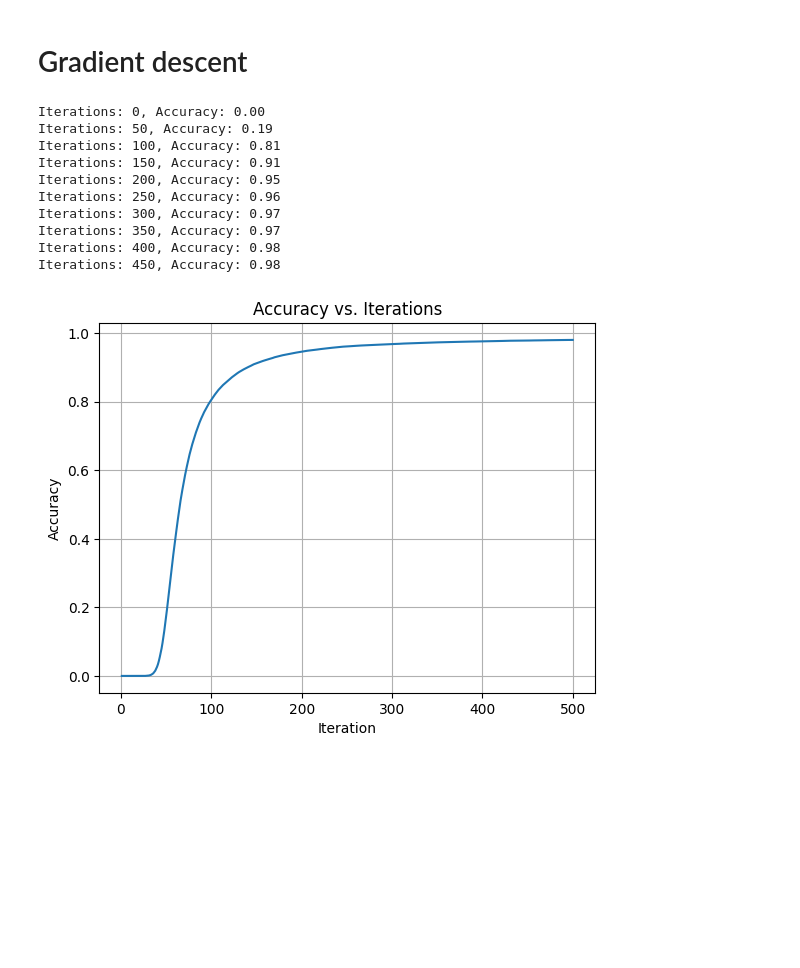
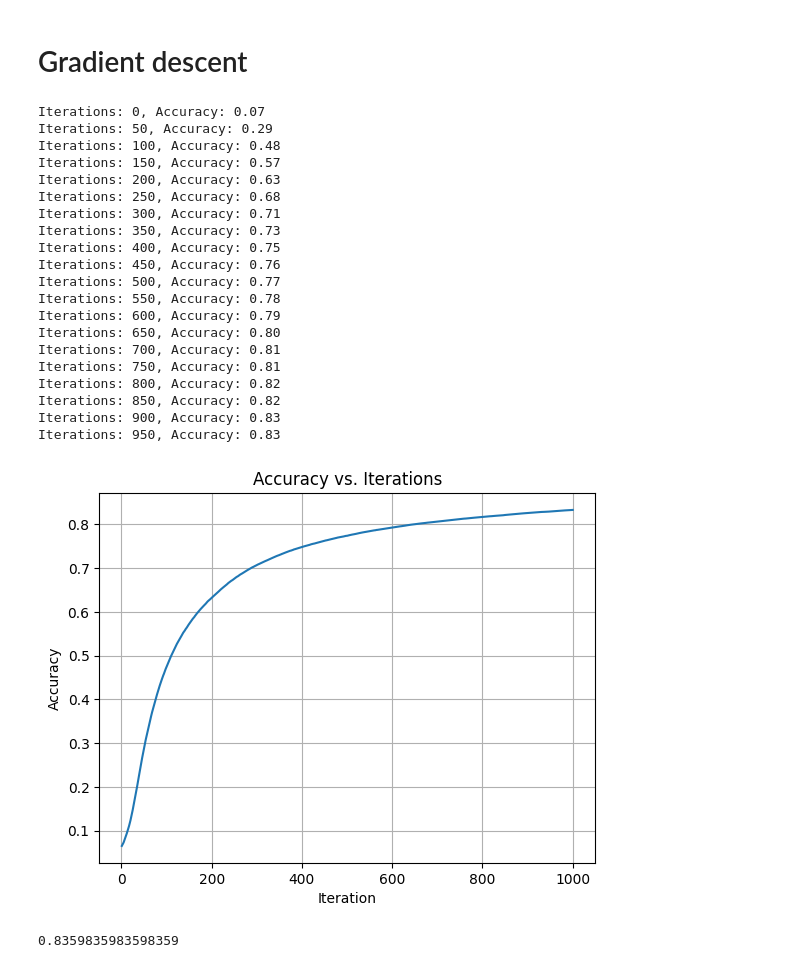
Before and after one commit to abduIbari/MNIST-neuralnetwork, a Jupyter notebook: MNIST.ipynb, the cells around one changed output. Saved outputs shown, nothing was run; the diff lists cells and outputs as text; code cells hidden in the pictures; blank space fills up the shorter version.

Commit message:
tested the weights on the test set

```diff
--- a/MNIST.ipynb
+++ b/MNIST.ipynb
@@ -29,16 +29,35 @@ print(training_data.head())
 # Creating a train and test split
 # %%
 # changing the pd dataframe into a np array and transposing that entire matrix so that each column is our training/testing example
-training_data = np.array(training_data).T
-testing_data = np.array(testing_data).T
+training_data = np.array(training_data)
+testing_data = np.array(testing_data)
 
-m, n = training_data.shape
 np.random.shuffle(training_data)
 
 # training data
-y_train = training_data[0]
-X_train = training_data[1:m] /255
+training_data = training_data.T
+y_train = training_data[0,:]
+X_train = training_data[1:, :]
+X_train = X_train / 255
 
 # test data
+testing_data = testing_data.T
 y_test = testing_data[0]
-X_test = testing_data[1:m] /255
+X_test = testing_data[1:, :]
+X_test = X_test / 255
+
+print(np.unique(training_data[0]))
+
+print(X_train.shape)
+
+
+
+
+
+def image(index, X):
+    current_image = X[:,index]
+    current_image = current_image.reshape(28,28)
+    plt.imshow(current_image)
+    plt.show()
+
+image(449, X_train)
@@ -47,9 +70,9 @@ X_test = testing_data[1:m] /255
 # %%
 def init_params():
     W1 = np.random.rand(128, 784) - 0.5 # this generates a matrix with randomised weights (between 0 and 1) for each of the nodes from 784 node input layer to the 128 node first hidden layer
-    W2 = np.random.rand(256, 128) - 0.5  # this generates a matrix with randomised weights (between 0 and 1) for each of the nodes from 128 node first hidden layer to the 128 node second hidden layer
+    W2 = np.random.rand(10, 128) - 0.5  # this generates a matrix with randomised weights (between 0 and 1) for each of the nodes from 128 node first hidden layer to the 128 node second hidden layer
     b1 = np.random.rand(128, 1) - 0.5 # generates a randomised bias vector for the first hidden layer
-    b2 = np.random.rand(256, 1) - 0.5  # generates a randomised bias vector for the second hidden layer
+    b2 = np.random.rand(10, 1) - 0.5  # generates a randomised bias vector for the second hidden layer
     return W1, W2, b1, b2
 
 def ReLU(Z):
@@ -74,7 +97,7 @@ def forward_prop(W1, W2, b1, b2, X):
     return Z1, Z2, A1, A2
 
 def one_hot(y_labels):
-    one_hot_y = np.zeros((y_labels.size, y_labels.max()+1)) # here we are creating a zero matrix in which we would one hot encode our y label
+    one_hot_y = np.zeros((y_labels.size, 10)) # here we are creating a zero matrix in which we would one hot encode our y label
     one_hot_y[np.arange(y_labels.size), y_labels] = 1 # this is setting the value on this index to 1 (np.arange(y_labels.size) creates an array of 0s of size y_labels.size)
     one_hot_y = one_hot_y.T # makes it a column (previously each row was an example, now each column is an example)
     return one_hot_y
@@ -96,3 +119,7 @@ def update_params(W1, W2, b1, b2, dW1, dW2, db1, db2, lr):
     b1 = b1 - lr * db1
     b2 = b2 - lr * db2
     return W1, W2, b1, b2
+
+
+print(np.unique(y_train))
+#print(one_hot(y_train).shape)
@@ -175,24 +202,34 @@ def gradient_descent(X, Y, lr, iterations):
     return W1, W2, b1, b2, accuracies
 # %%
 # Run gradient descent
-W1, W2, b1, b2, accuracies = gradient_descent(X_train, y_train, lr=0.001, iterations=500)
+W1, W2, b1, b2, accuracies = gradient_descent(X_train, y_train, lr=0.01, iterations=1000)
 
 # Plot accuracy over iterations
 plt.plot(range(1, len(accuracies) + 1), accuracies)
 plt.xlabel('Iteration')
 plt.ylabel('Accuracy')
 plt.title('Accuracy vs. Iterations')
 plt.grid(True)
 plt.show()
 # %% [output]
-Iterations: 0, Accuracy: 0.00
-Iterations: 50, Accuracy: 0.19
-Iterations: 100, Accuracy: 0.81
-Iterations: 150, Accuracy: 0.91
-Iterations: 200, Accuracy: 0.95
-Iterations: 250, Accuracy: 0.96
-Iterations: 300, Accuracy: 0.97
-Iterations: 350, Accuracy: 0.97
-Iterations: 400, Accuracy: 0.98
-Iterations: 450, Accuracy: 0.98
+Iterations: 0, Accuracy: 0.07
+Iterations: 50, Accuracy: 0.29
+Iterations: 100, Accuracy: 0.48
+Iterations: 150, Accuracy: 0.57
+Iterations: 200, Accuracy: 0.63
+Iterations: 250, Accuracy: 0.68
+Iterations: 300, Accuracy: 0.71
+Iterations: 350, Accuracy: 0.73
+Iterations: 400, Accuracy: 0.75
+Iterations: 450, Accuracy: 0.76
+Iterations: 500, Accuracy: 0.77
+Iterations: 550, Accuracy: 0.78
+Iterations: 600, Accuracy: 0.79
+Iterations: 650, Accuracy: 0.80
+Iterations: 700, Accuracy: 0.81
+Iterations: 750, Accuracy: 0.81
+Iterations: 800, Accuracy: 0.82
+Iterations: 850, Accuracy: 0.82
+Iterations: 900, Accuracy: 0.83
+Iterations: 950, Accuracy: 0.83
-[figure, old version]
+[figure, new version]
@@ -198,0 +252,5 @@ Iterations: 450, Accuracy: 0.98
+# %%
+dev_predictions = make_predictions(W1, W2, b1, b2, X_test)
+print(get_accuracy(dev_predictions, y_test))
+# %% [output]
+0.8359835983598359
```
Also changed, not shown: parts of 6 cells of this notebook.
